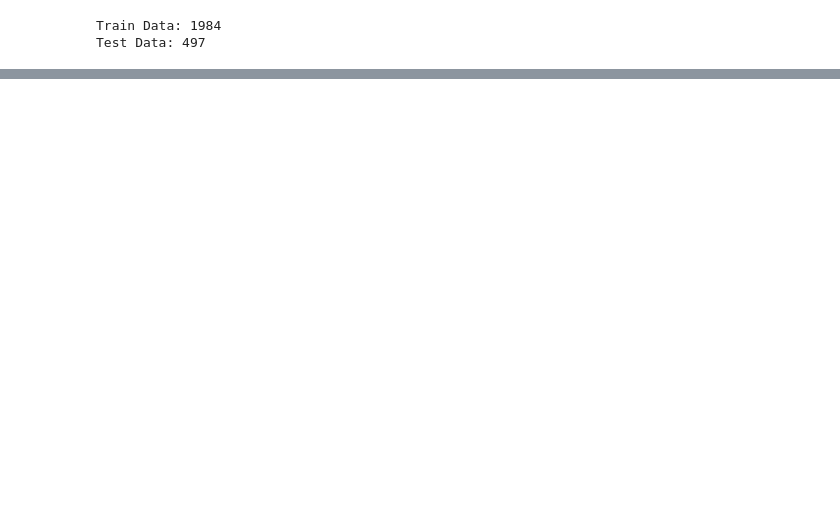
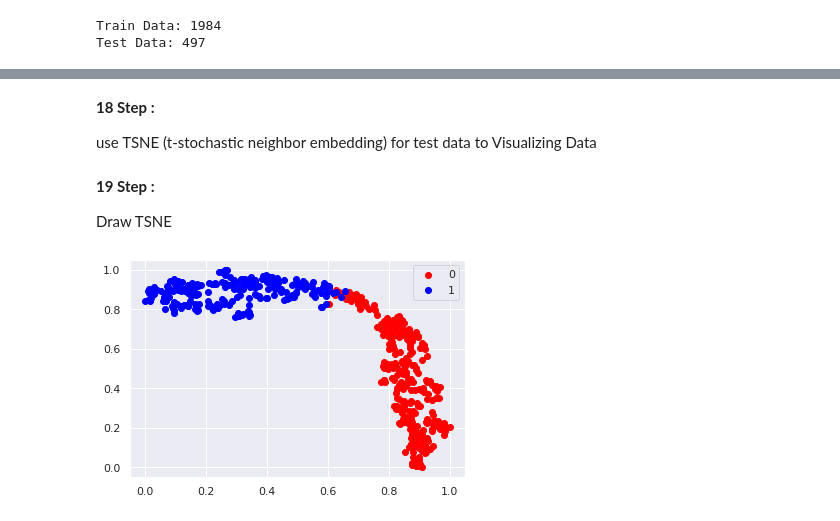
Before and after one commit to PooryaSN2000/Covid_19_Diagnosis_Resnet18, a Jupyter notebook: Covid19_Resnet18.ipynb, the cells around one changed output, grey strips where cells are left out. Drawn from its saved outputs; the diff is of its cells as text; code cells hidden in the pictures; blank space fills up the shorter version.

```diff
--- a/Covid19_Resnet18.ipynb
+++ b/Covid19_Resnet18.ipynb
@@ -245,0 +376,48 @@ tensor([0.3034], device='cuda:0')
+# %% [markdown]
+**18 Step :**
+
+use TSNE (t-stochastic neighbor embedding) for test data to Visualizing Data
+# %%
+import matplotlib.pyplot as plt
+from sklearn.manifold import TSNE
+
+losses= [ loss.detach().cpu().numpy() for loss in lastLayer]
+losses = np.array(losses)
+losses = losses.reshape(497,-1)
+
+tsne = TSNE(n_components=2, random_state=42)
+mnist_tr = tsne.fit_transform(losses)
+# %% [markdown]
+**19 Step :**
+
+Draw TSNE
+# %%
+def scale_to_01_range(x):
+    value_range = (np.max(x) - np.min(x))
+    starts_from_zero = x - np.min(x)
+    return starts_from_zero / value_range
+
+tx = mnist_tr[:, 0]
+ty = mnist_tr[:, 1]
+
+tx = scale_to_01_range(tx)
+ty = scale_to_01_range(ty)
+
+
+fig = plt.figure()
+ax = fig.add_subplot(111)
+colors_per_class = ["red" , "blue"]
+for label in range(len(colors_per_class)):
+    indices = [i for i, l in enumerate(lablees) if l == label]
+    # print(lablees)
+    current_tx = np.take(tx, indices)
+    current_ty = np.take(ty, indices)
+    color =colors_per_class[label]
+    ax.scatter(current_tx, current_ty, c=color, label=label)
+
+ax.legend(loc='best')
+
+# finally, show the plot
+plt.show()
+# %% [output]
+[figure, added]
```
Also changed, not shown: parts of 43 cells of this notebook.
